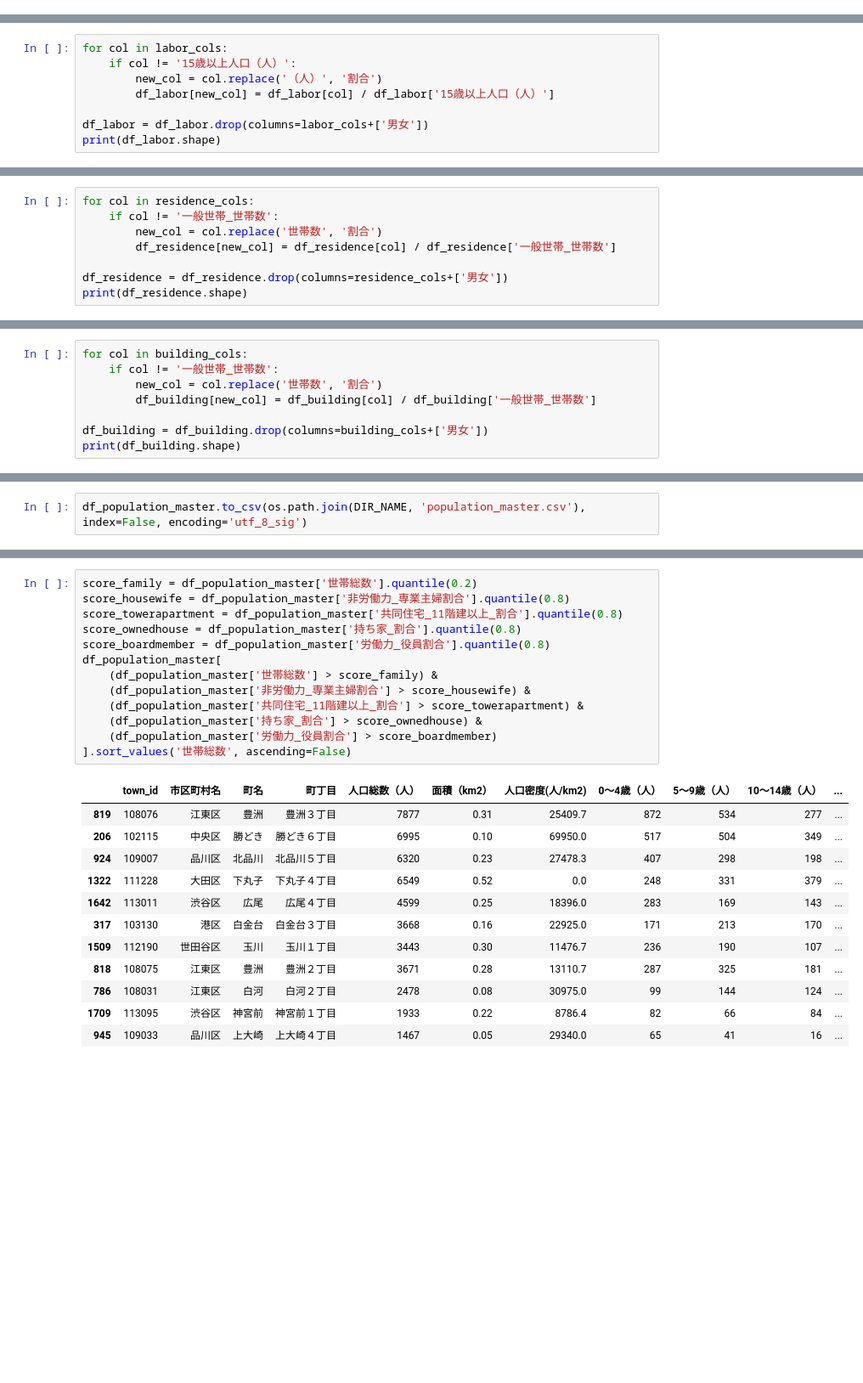
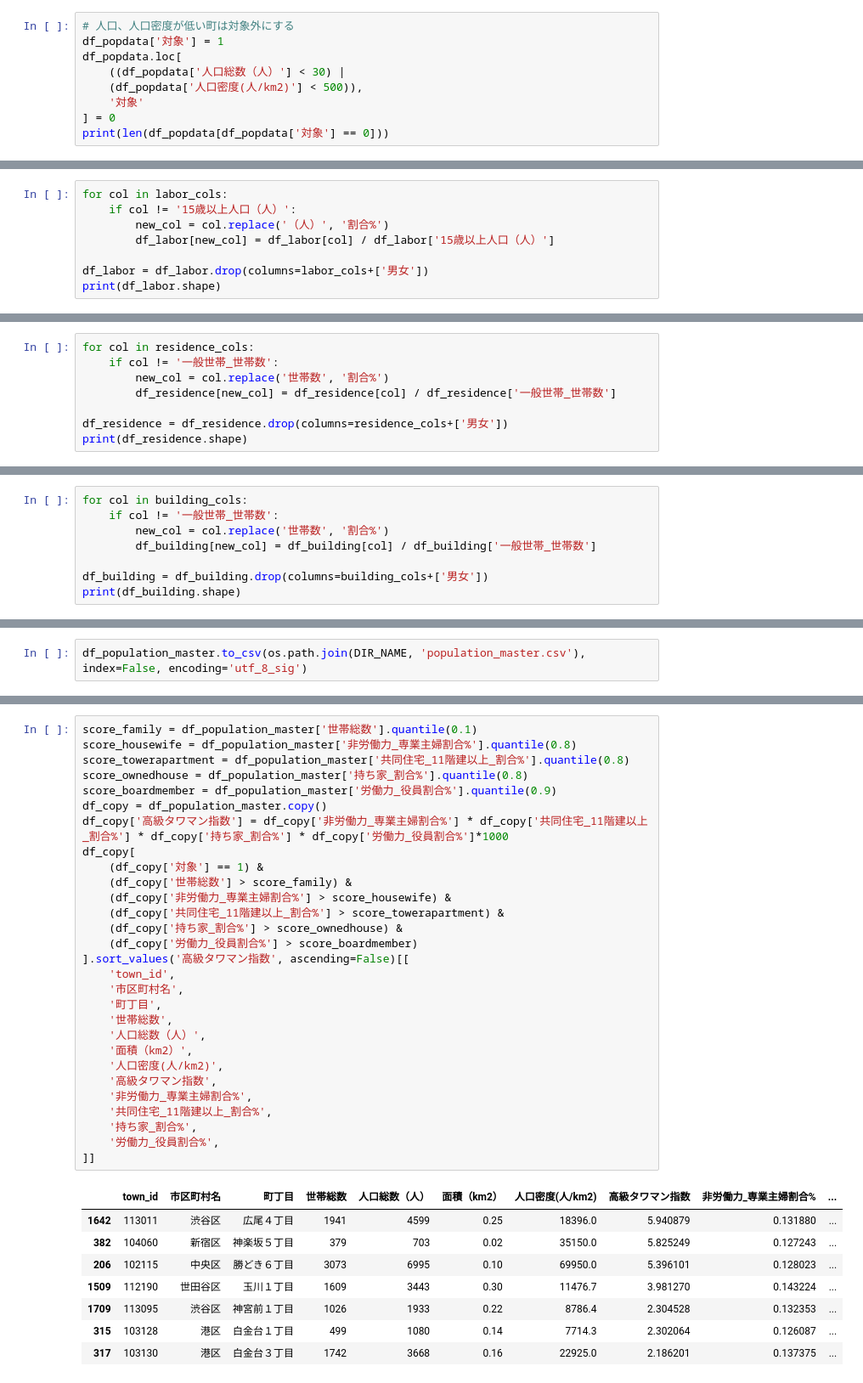
Before and after one commit to z-guard/analysis, a Jupyter notebook: notebooks/population_master.ipynb, the cells around one changed output, grey strips where cells are left out. Shown: that part at 85% size. Cells and saved outputs as stored; diff of their text form; blank space fills up the shorter version.

```diff
--- a/notebooks/population_master.ipynb
+++ b/notebooks/population_master.ipynb
@@ -177,0 +185,9 @@ df_popdata['平均年齢（歳）'] = df_popdata['平均年齢（歳）'].astype
+# %%
+# 人口、人口密度が低い町は対象外にする
+df_popdata['対象'] = 1
+df_popdata.loc[
+    ((df_popdata['人口総数（人）'] < 30) |
+    (df_popdata['人口密度(人/km2)'] < 500)),
+    '対象'
+] = 0
+print(len(df_popdata[df_popdata['対象'] == 0]))
@@ -280,7 +298,7 @@ assert df_labor['town_id'].nunique() == len(df_labor)
 # %%
 for col in labor_cols:
     if col != '15歳以上人口（人）':
-        new_col = col.replace('（人）', '割合')
+        new_col = col.replace('（人）', '割合%')
         df_labor[new_col] = df_labor[col] / df_labor['15歳以上人口（人）']
 
 df_labor = df_labor.drop(columns=labor_cols+['男女'])
@@ -327,7 +345,7 @@ assert df_residence['town_id'].nunique() == len(df_residence)
 # %%
 for col in residence_cols:
     if col != '一般世帯_世帯数':
-        new_col = col.replace('世帯数', '割合')
+        new_col = col.replace('世帯数', '割合%')
         df_residence[new_col] = df_residence[col] / df_residence['一般世帯_世帯数']
 
 df_residence = df_residence.drop(columns=residence_cols+['男女'])
@@ -378,7 +396,7 @@ assert df_building['town_id'].nunique() == len(df_building)
 # %%
 for col in building_cols:
     if col != '一般世帯_世帯数':
-        new_col = col.replace('世帯数', '割合')
+        new_col = col.replace('世帯数', '割合%')
         df_building[new_col] = df_building[col] / df_building['一般世帯_世帯数']
 
 df_building = df_building.drop(columns=building_cols+['男女'])
@@ -422,26 +442,38 @@ list(df_population_master.columns)
 # %%
-score_family = df_population_master['世帯総数'].quantile(0.2)
-score_housewife = df_population_master['非労働力_専業主婦割合'].quantile(0.8)
-score_towerapartment = df_population_master['共同住宅_11階建以上_割合'].quantile(0.8)
-score_ownedhouse = df_population_master['持ち家_割合'].quantile(0.8)
-score_boardmember = df_population_master['労働力_役員割合'].quantile(0.8)
-df_population_master[
-    (df_population_master['世帯総数'] > score_family) &
-    (df_population_master['非労働力_専業主婦割合'] > score_housewife) &
-    (df_population_master['共同住宅_11階建以上_割合'] > score_towerapartment) &
-    (df_population_master['持ち家_割合'] > score_ownedhouse) &
-    (df_population_master['労働力_役員割合'] > score_boardmember)
-].sort_values('世帯総数', ascending=False)
+score_family = df_population_master['世帯総数'].quantile(0.1)
+score_housewife = df_population_master['非労働力_専業主婦割合%'].quantile(0.8)
+score_towerapartment = df_population_master['共同住宅_11階建以上_割合%'].quantile(0.8)
+score_ownedhouse = df_population_master['持ち家_割合%'].quantile(0.8)
+score_boardmember = df_population_master['労働力_役員割合%'].quantile(0.9)
+df_copy = df_population_master.copy()
+df_copy['高級タワマン指数'] = df_copy['非労働力_専業主婦割合%'] * df_copy['共同住宅_11階建以上_割合%'] * df_copy['持ち家_割合%'] * df_copy['労働力_役員割合%']*1000
+df_copy[
+    (df_copy['対象'] == 1) &
+    (df_copy['世帯総数'] > score_family) &
+    (df_copy['非労働力_専業主婦割合%'] > score_housewife) &
+    (df_copy['共同住宅_11階建以上_割合%'] > score_towerapartment) &
+    (df_copy['持ち家_割合%'] > score_ownedhouse) &
+    (df_copy['労働力_役員割合%'] > score_boardmember)
+].sort_values('高級タワマン指数', ascending=False)[[
+    'town_id',
+    '市区町村名',
+    '町丁目',
+    '世帯総数',
+    '人口総数（人）',
+    '面積（km2）',
+    '人口密度(人/km2)',
+    '高級タワマン指数',
+    '非労働力_専業主婦割合%',
+    '共同住宅_11階建以上_割合%',
+    '持ち家_割合%',
+    '労働力_役員割合%',
+]]
 # %% [output]
-|  | town_id | 市区町村名 | 町名 | 町丁目 | 人口総数（人） | 面積（km2） | 人口密度(人/km2) | 0〜4歳（人） | 5〜9歳（人） | 10〜14歳（人） | ... |
-| 819 | 108076 | 江東区 | 豊洲 | 豊洲３丁目 | 7877 | 0.31 | 25409.7 | 872 | 534 | 277 | ... |
-| 206 | 102115 | 中央区 | 勝どき | 勝どき６丁目 | 6995 | 0.10 | 69950.0 | 517 | 504 | 349 | ... |
-| 924 | 109007 | 品川区 | 北品川 | 北品川５丁目 | 6320 | 0.23 | 27478.3 | 407 | 298 | 198 | ... |
-| 1322 | 111228 | 大田区 | 下丸子 | 下丸子４丁目 | 6549 | 0.52 | 0.0 | 248 | 331 | 379 | ... |
-| 1642 | 113011 | 渋谷区 | 広尾 | 広尾４丁目 | 4599 | 0.25 | 18396.0 | 283 | 169 | 143 | ... |
-| 317 | 103130 | 港区 | 白金台 | 白金台３丁目 | 3668 | 0.16 | 22925.0 | 171 | 213 | 170 | ... |
-| 1509 | 112190 | 世田谷区 | 玉川 | 玉川１丁目 | 3443 | 0.30 | 11476.7 | 236 | 190 | 107 | ... |
-| 818 | 108075 | 江東区 | 豊洲 | 豊洲２丁目 | 3671 | 0.28 | 13110.7 | 287 | 325 | 181 | ... |
-| 786 | 108031 | 江東区 | 白河 | 白河２丁目 | 2478 | 0.08 | 30975.0 | 99 | 144 | 124 | ... |
-| 1709 | 113095 | 渋谷区 | 神宮前 | 神宮前１丁目 | 1933 | 0.22 | 8786.4 | 82 | 66 | 84 | ... |
-| 945 | 109033 | 品川区 | 上大崎 | 上大崎４丁目 | 1467 | 0.05 | 29340.0 | 65 | 41 | 16 | ... |
+|  | town_id | 市区町村名 | 町丁目 | 世帯総数 | 人口総数（人） | 面積（km2） | 人口密度(人/km2) | 高級タワマン指数 | 非労働力_専業主婦割合% | ... |
+| 1642 | 113011 | 渋谷区 | 広尾４丁目 | 1941 | 4599 | 0.25 | 18396.0 | 5.940879 | 0.131880 | ... |
+| 382 | 104060 | 新宿区 | 神楽坂５丁目 | 379 | 703 | 0.02 | 35150.0 | 5.825249 | 0.127243 | ... |
+| 206 | 102115 | 中央区 | 勝どき６丁目 | 3073 | 6995 | 0.10 | 69950.0 | 5.396101 | 0.128023 | ... |
+| 1509 | 112190 | 世田谷区 | 玉川１丁目 | 1609 | 3443 | 0.30 | 11476.7 | 3.981270 | 0.143224 | ... |
+| 1709 | 113095 | 渋谷区 | 神宮前１丁目 | 1026 | 1933 | 0.22 | 8786.4 | 2.304528 | 0.132353 | ... |
+| 315 | 103128 | 港区 | 白金台１丁目 | 499 | 1080 | 0.14 | 7714.3 | 2.302064 | 0.126087 | ... |
+| 317 | 103130 | 港区 | 白金台３丁目 | 1742 | 3668 | 0.16 | 22925.0 | 2.186201 | 0.137375 | ... |
```
Also changed, not shown: parts of 12 cells of this notebook.
